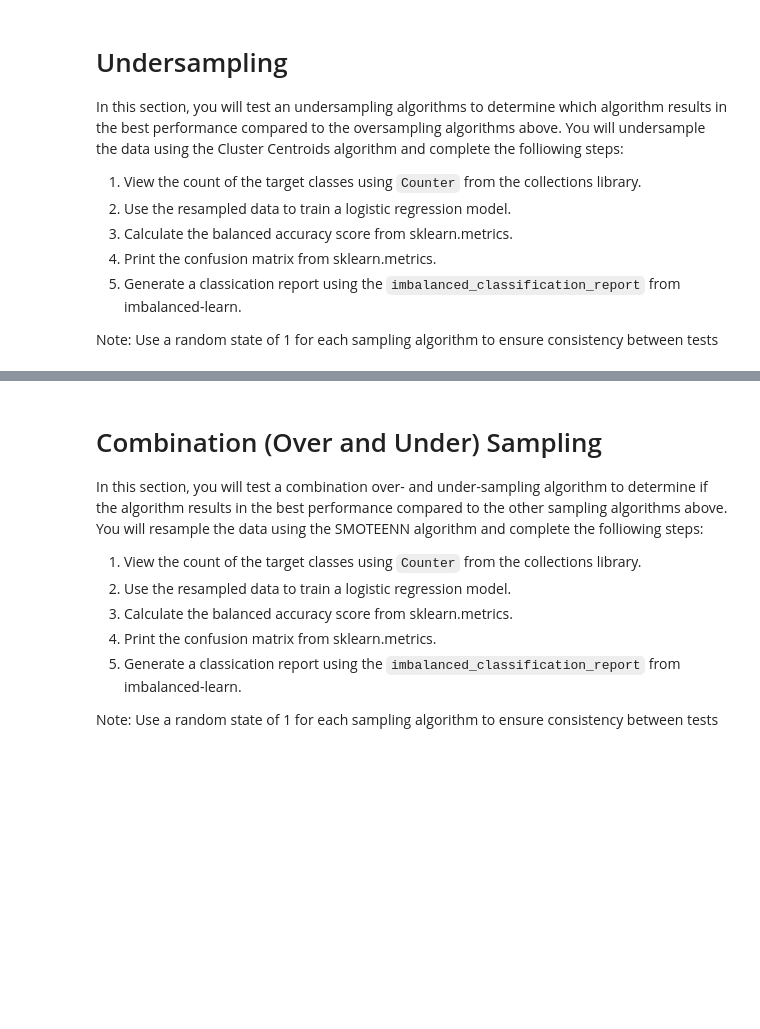
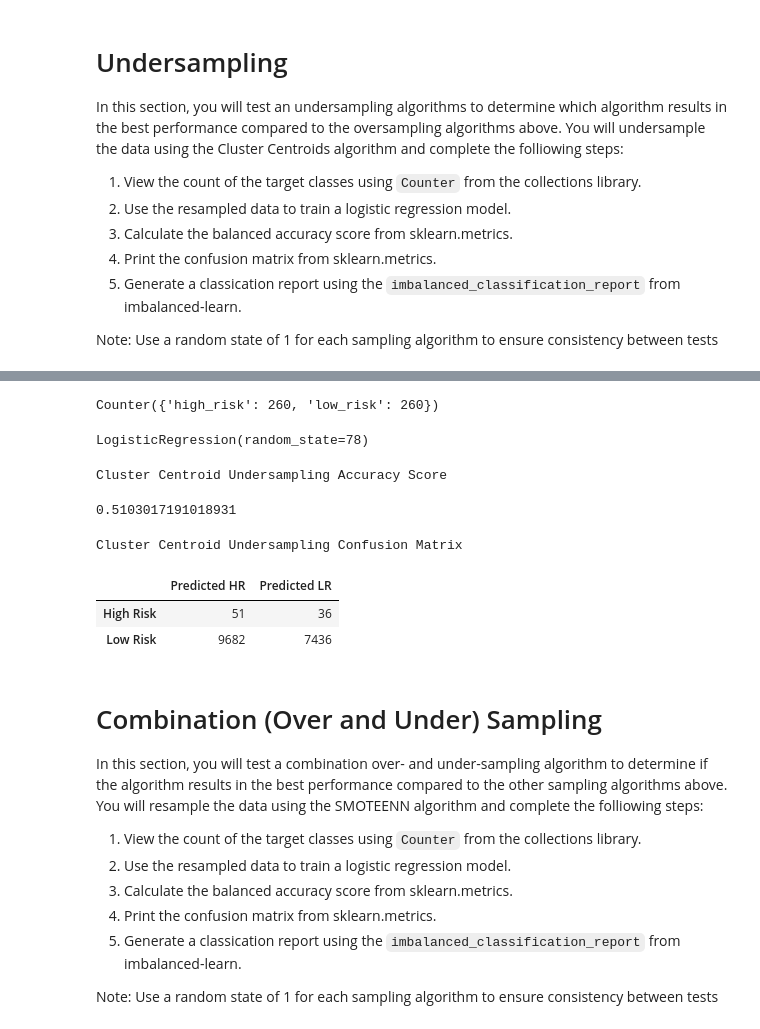
Before and after one commit to aberloro/Credit_Risk_Analysis, a Jupyter notebook: credit_risk_resampling.ipynb, the cells around one changed output, grey strips where cells are left out. Saved outputs shown, nothing was run; the diff lists cells and outputs as text; code cells hidden in the pictures; blank space fills up the shorter version.

Commit message:
adding code for D1: undersampling

```diff
--- a/credit_risk_resampling.ipynb
+++ b/credit_risk_resampling.ipynb
@@ -289,4 +293,15 @@ Note: Use a random state of 1 for each sampling algorithm to ensure consistency
 # %%
 # Resample the data using the ClusterCentroids resampler
 # Warning: This is a large dataset, and this step may take some time to complete
-# YOUR CODE HERE
+
+#insantitate the resampling model
+from imblearn.under_sampling import ClusterCentroids
+cc = ClusterCentroids(random_state=1)
+
+#resample + fit the data
+X_resampled, y_resampled = cc.fit_resample(X_train, y_train)
+
+#check the class count
+Counter(y_resampled)
+# %% [output]
+Counter({'high_risk': 260, 'low_risk': 260})
@@ -302,3 +308,39 @@ Note: Use a random state of 1 for each sampling algorithm to ensure consistency
+# %%
+# Train the Logistic Regression model using the resampled data
+
+#instantiate logistic regression model
+from sklearn.linear_model import LogisticRegression
+model = LogisticRegression(solver='lbfgs', random_state=78)
+
+#train logistinc regression model w resampled data
+model.fit(X_resampled, y_resampled)
+# %% [output]
+LogisticRegression(random_state=78)
+# %%
+# Calculated the balanced accuracy score
+
+# predict
+y_pred = model.predict(X_test)
+
+# Calculated the balanced accuracy score
+
+print("Cluster Centroid Undersampling Accuracy Score")
+balanced_accuracy_score(y_test, y_pred)
+# %% [output]
+Cluster Centroid Undersampling Accuracy Score
+0.5103017191018931
+# %%
+# Display the confusion matrix as dataframe
+CCU_CM = confusion_matrix(y_test, y_pred)
+CCU_CMdf = pd.DataFrame(CCU_CM, index=["High Risk", "Low Risk"], columns=["Predicted HR", "Predicted LR"])
+
+print("Cluster Centroid Undersampling Confusion Matrix")
+CCU_CMdf
+# %% [output]
+Cluster Centroid Undersampling Confusion Matrix
+|  | Predicted HR | Predicted LR |
+| High Risk | 51 | 36 |
+| Low Risk | 9682 | 7436 |
 # %%
 # Print the imbalanced classification report
 # YOUR CODE HERE
```
Also changed, not shown: parts of 4 cells of this notebook.
